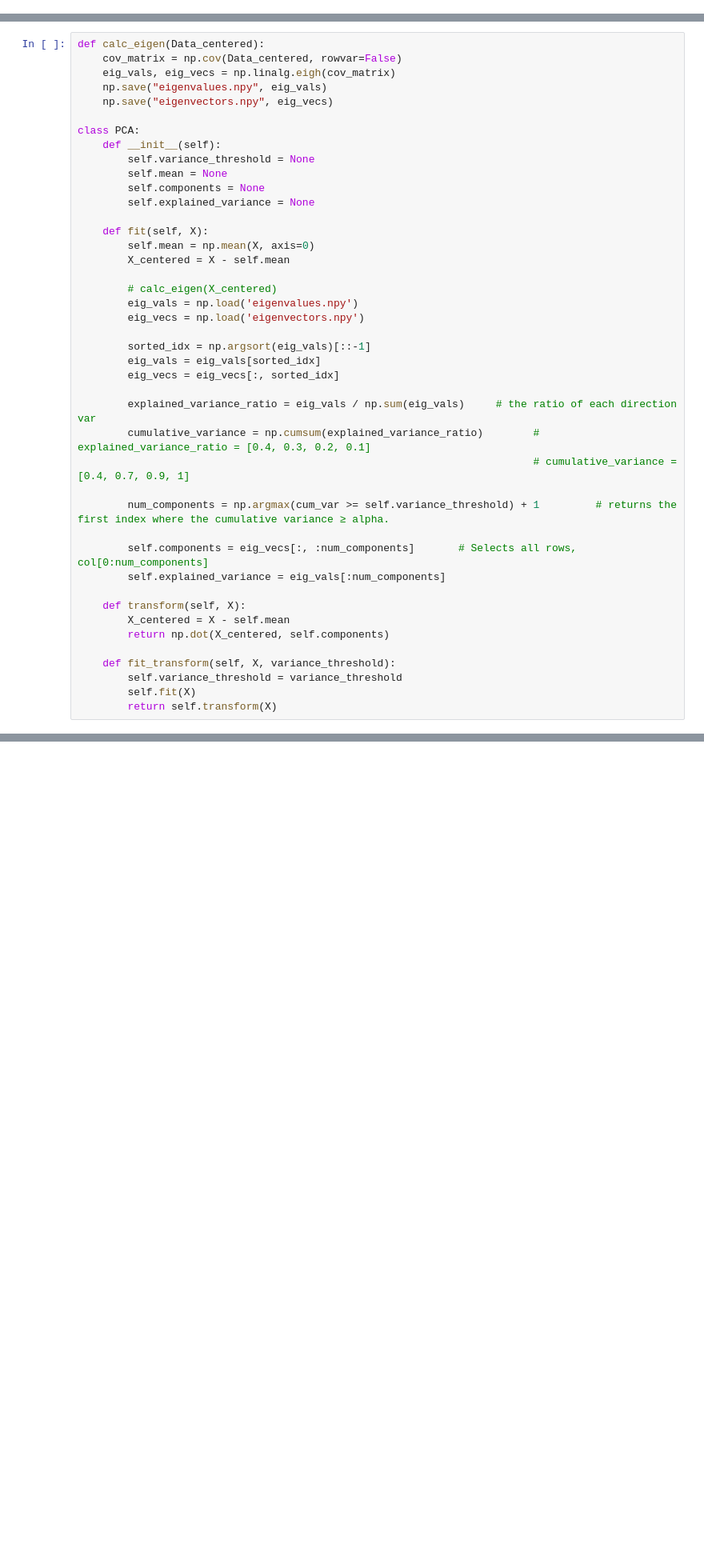
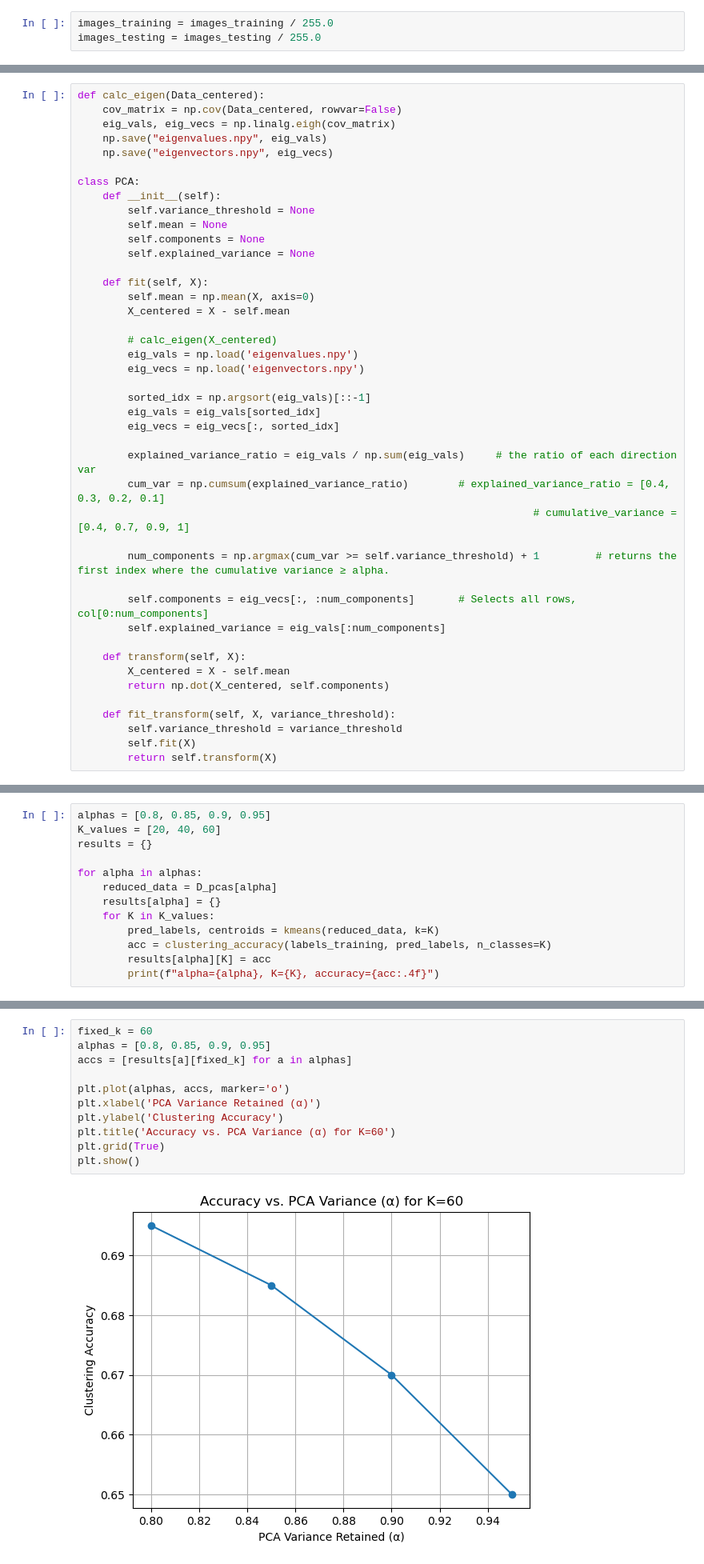
Before and after one commit to meissa20/Face-Recognition, a Jupyter notebook: Face_Recognition.ipynb, the cells around one changed output, grey strips where cells are left out. Shown: that part at 80% size. Cells and saved outputs as stored; diff of their text form; blank space fills up the shorter version.

```diff
--- a/Face_Recognition.ipynb
+++ b/Face_Recognition.ipynb
@@ -103,3 +113,6 @@ print(labels_training)
  29 30 30 30 30 30 31 31 31 31 31 32 32 32 32 32 33 33 33 33 33 34 34 34
  34 34 35 35 35 35 35 36 36 36 36 36 37 37 37 37 37 38 38 38 38 38 39 39
  39 39 39 40 40 40 40 40]
+# %%
+images_training = images_training / 255.0
+images_testing = images_testing / 255.0
@@ -132,7 +148,7 @@ class PCA:
         eig_vecs = eig_vecs[:, sorted_idx]
 
         explained_variance_ratio = eig_vals / np.sum(eig_vals)     # the ratio of each direction var
-        cumulative_variance = np.cumsum(explained_variance_ratio)        # explained_variance_ratio = [0.4, 0.3, 0.2, 0.1]
+        cum_var = np.cumsum(explained_variance_ratio)        # explained_variance_ratio = [0.4, 0.3, 0.2, 0.1]
                                                                          # cumulative_variance = [0.4, 0.7, 0.9, 1]
 
         num_components = np.argmax(cum_var >= self.variance_threshold) + 1         # returns the first index where the cumulative variance ≥ alpha.
@@ -168,0 +231,13 @@ Alpha: 0.95 Reduced shape: (200, 117)
+# %%
+alphas = [0.8, 0.85, 0.9, 0.95]
+K_values = [20, 40, 60]
+results = {}
+
+for alpha in alphas:
+    reduced_data = D_pcas[alpha]
+    results[alpha] = {}
+    for K in K_values:
+        pred_labels, centroids = kmeans(reduced_data, k=K)
+        acc = clustering_accuracy(labels_training, pred_labels, n_classes=K)
+        results[alpha][K] = acc
+        print(f"alpha={alpha}, K={K}, accuracy={acc:.4f}")
@@ -168,0 +274,13 @@ Alpha: 0.95 Reduced shape: (200, 117)
+# %%
+fixed_k = 60
+alphas = [0.8, 0.85, 0.9, 0.95]
+accs = [results[a][fixed_k] for a in alphas]
+
+plt.plot(alphas, accs, marker='o')
+plt.xlabel('PCA Variance Retained (α)')
+plt.ylabel('Clustering Accuracy')
+plt.title('Accuracy vs. PCA Variance (α) for K=60')
+plt.grid(True)
+plt.show()
+# %% [output]
+[figure, added]
```
Also changed, not shown: parts of 20 cells of this notebook.
